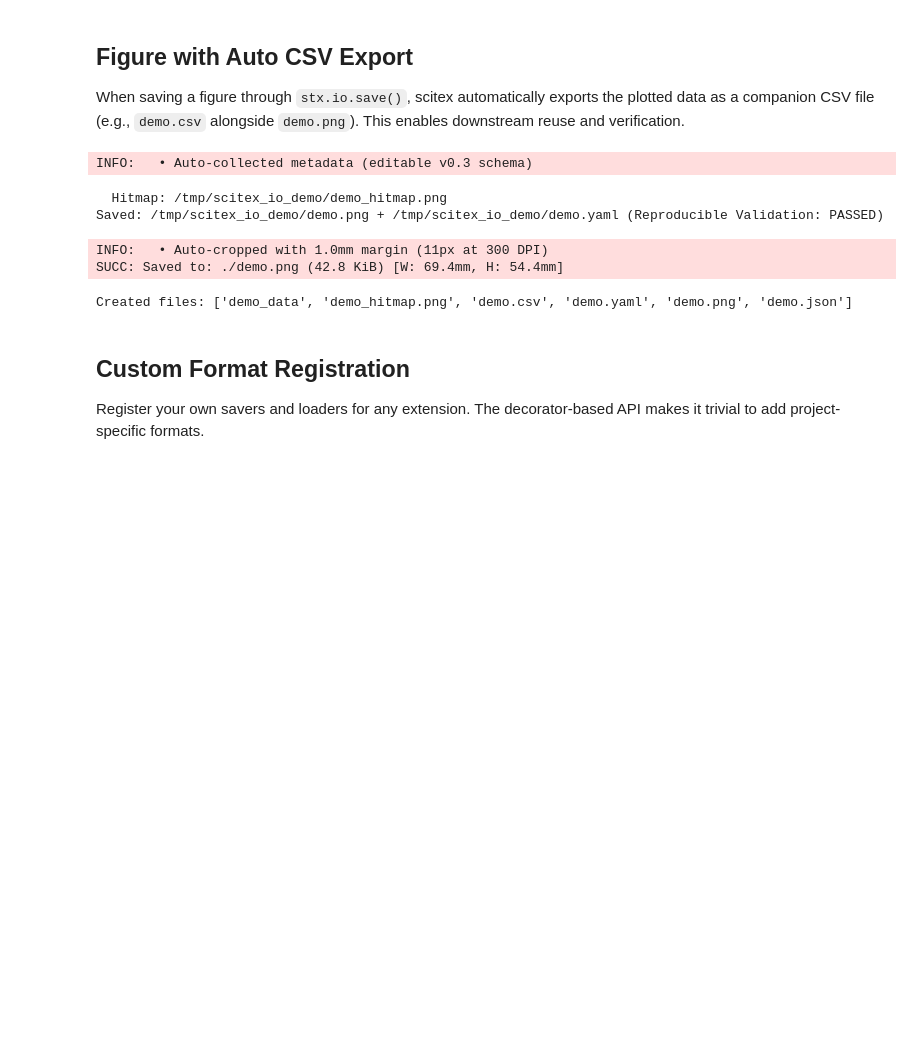
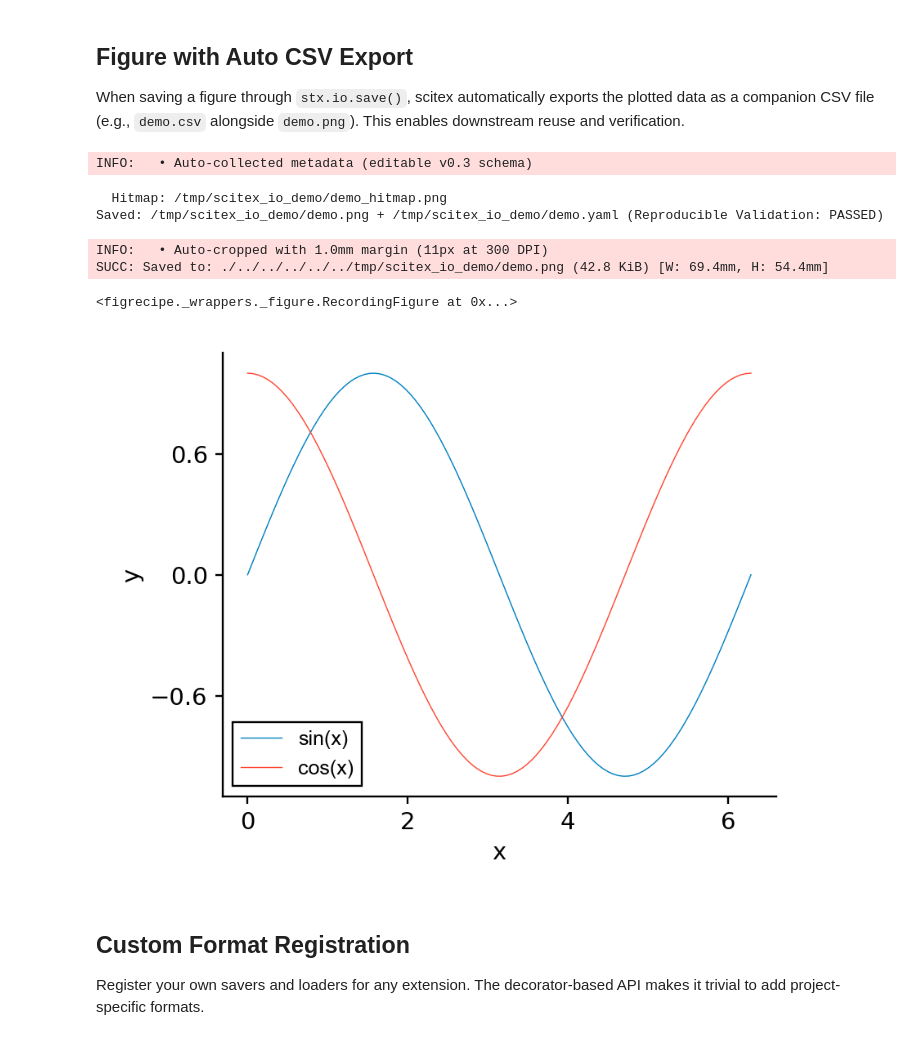
Before and after one commit to scitex-ai/scitex-python, a Jupyter notebook: examples/02_io.ipynb, the cells around one changed output. Saved outputs shown, nothing was run; the diff lists cells and outputs as text; code cells hidden in the pictures; blank space fills up the shorter version.

```diff
--- a/examples/02_io.ipynb
+++ b/examples/02_io.ipynb
@@ -79,27 +79,25 @@ When saving a figure through `stx.io.save()`, scitex automatically
 exports the plotted data as a companion CSV file (e.g., `demo.csv`
 alongside `demo.png`). This enables downstream reuse and verification.
 # %%
-import matplotlib
-matplotlib.use("Agg")  # non-interactive backend for demo
-
 fig, ax = stx.plt.subplots()
 x = np.linspace(0, 2 * np.pi, 100)
 ax.plot(x, np.sin(x), label="sin(x)")
 ax.plot(x, np.cos(x), label="cos(x)")
 ax.set_xlabel("x")
 ax.set_ylabel("y")
 ax.legend()
 
 # Saves demo.png AND auto-generates demo.csv with the plotted data
 stx.io.save(fig, "/tmp/scitex_io_demo/demo.png")
-print("Created files:", [f for f in os.listdir("/tmp/scitex_io_demo") if f.startswith("demo")])
+fig
 # %% [output]
 INFO:   • Auto-collected metadata (editable v0.3 schema)
   Hitmap: /tmp/scitex_io_demo/demo_hitmap.png
 Saved: /tmp/scitex_io_demo/demo.png + /tmp/scitex_io_demo/demo.yaml (Reproducible Validation: PASSED)
 INFO:   • Auto-cropped with 1.0mm margin (11px at 300 DPI)
-SUCC: Saved to: ./demo.png (42.8 KiB) [W: 69.4mm, H: 54.4mm]
+SUCC: Saved to: ./../../../../../tmp/scitex_io_demo/demo.png (42.8 KiB) [W: 69.4mm, H: 54.4mm]
-Created files: ['demo_data', 'demo_hitmap.png', 'demo.csv', 'demo.yaml', 'demo.png', 'demo.json']
+<figrecipe._wrappers._figure.RecordingFigure at 0x...>
+[figure, added]
 # %% [markdown]
 ## Custom Format Registration
 
```
Also changed, not shown: parts of 7 cells of this notebook, 1 other file.
